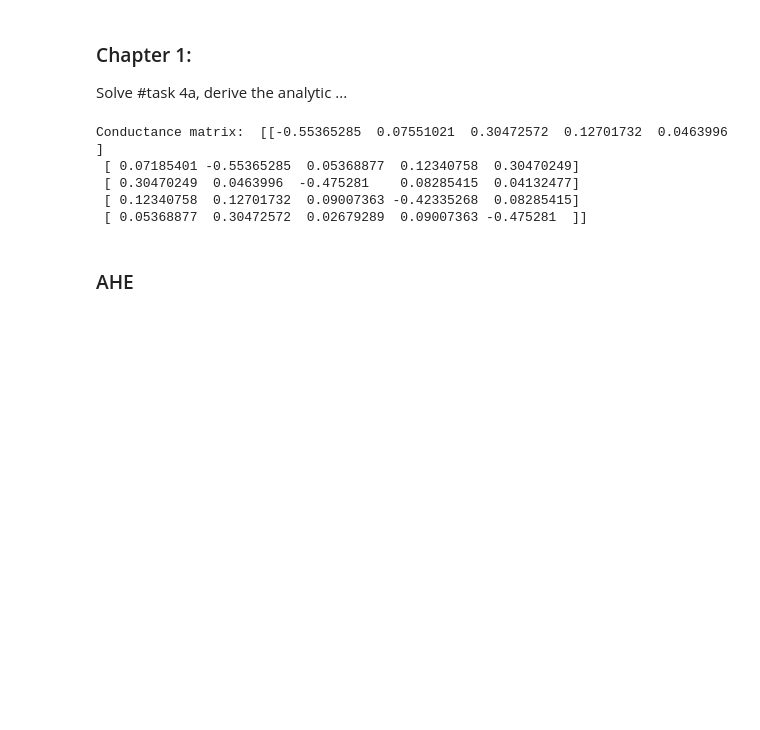
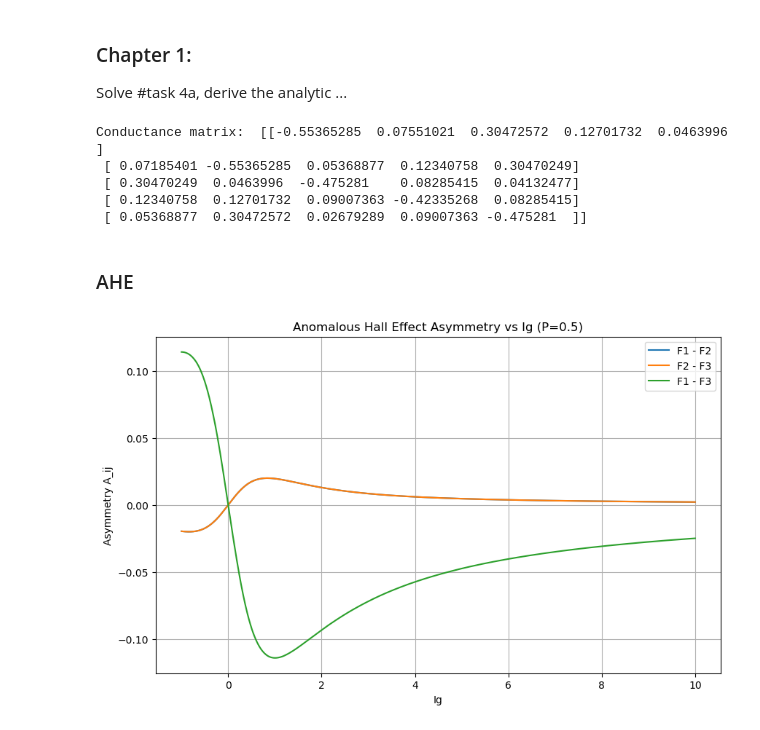
Before and after one commit to Maxim1920/Quantum_Transport, a Jupyter notebook: CodeDescriptionQuantumCircuits/Organized for students/code/Task 4.ipynb, the cells around one changed output. Saved outputs shown, nothing was run; the diff lists cells and outputs as text; code cells hidden in the pictures; blank space fills up the shorter version.

```diff
--- a/CodeDescriptionQuantumCircuits/Organized for students/code/Task 4.ipynb
+++ b/CodeDescriptionQuantumCircuits/Organized for students/code/Task 4.ipynb
@@ -58,20 +59,56 @@ Conductance matrix:  [[-0.55365285  0.07551021  0.30472572  0.12701732  0.046399
 # %% [markdown]
 ### AHE
 # %%
-def setup_AHE():
-    #setup0()
-    P = 0.5
-    G_F = 1
+import numpy as np
+import matplotlib.pyplot as plt
+def compute_AHE(P_val):
+    #Reset entire build
+    global Setup
+    from spintronics import SpintronicCircuit
+    Setup = SpintronicCircuit()
+    setup0()
+    Setup.finalize()
+
+        #setting magnetization of the nodes
+    Setup.setMagnetization('F1', 'T', [-1.0,0,0])
+    Setup.setMagnetization('F2', 'T', [0,-1.0,0])
+    Setup.setMagnetization('F3', 'T', [0,0,-1.0])
+
     G = 1.0
-    I_g = 0.5
+    Ig_values = np.linspace(-1,10,1000)
     # First setup magnetizations
-    #setting magnetization of the nodes
-    Setup.setMagnetization('T', 'F1', [-1.0,0,0])
-    Setup.setMagnetization('T', 'F2', [0,-1.0,0])
-    Setup.setMagnetization('T', 'F3', [0,0,-1.0])
+    A_12, A_23, A_13 = [], [], []
+    for Ig in Ig_values:
+        pars = [G, P_val, 0.0, Ig]
+        Setup.setConductance('CF1',pars)
+        Setup.setConductance('CF2',pars)
+        Setup.setConductance('CF3',pars)
 
-    Setup.compute()
-    print("Conductance matrix: ", Setup.ConductanceMatrix)
+        Setup.compute()
+        G_mat = Setup.ConductanceMatrix
 
-#First conductance matrix
+        #Assymetries
+        a12 = (G_mat[2,3] - G_mat[3,2]) / (G_mat[2,3] + G_mat[3,2])
+        a23 = (G_mat[3,4] - G_mat[4,3]) / (G_mat[3,4] + G_mat[4,3])
+        a13 = (G_mat[2,4] - G_mat[4,2]) / (G_mat[2,4] + G_mat[4,2])
+
+        A_12.append(a12)
+        A_23.append(a23)
+        A_13.append(a13)
+    return Ig_values, np.array(A_12), np.array(A_23), np.array(A_13)
+
+Ig_vals, A12, A23, A13 = compute_AHE(P_val=0.5)
+# Plotting
+plt.figure(figsize=(10, 6))
+plt.plot(Ig_vals, A12, label='F1 - F2')
+plt.plot(Ig_vals, A23, label='F2 - F3')
+plt.plot(Ig_vals, A13, label='F1 - F3')
+plt.xlabel('Ig')
+plt.ylabel('Asymmetry A_ij')
+plt.title('Anomalous Hall Effect Asymmetry vs Ig (P=0.5)')
+plt.legend()
+plt.grid(True)
+plt.show()
+# %% [output]
+[figure, added]
 # %%
```
Also changed, not shown: parts of 6 cells of this notebook.
